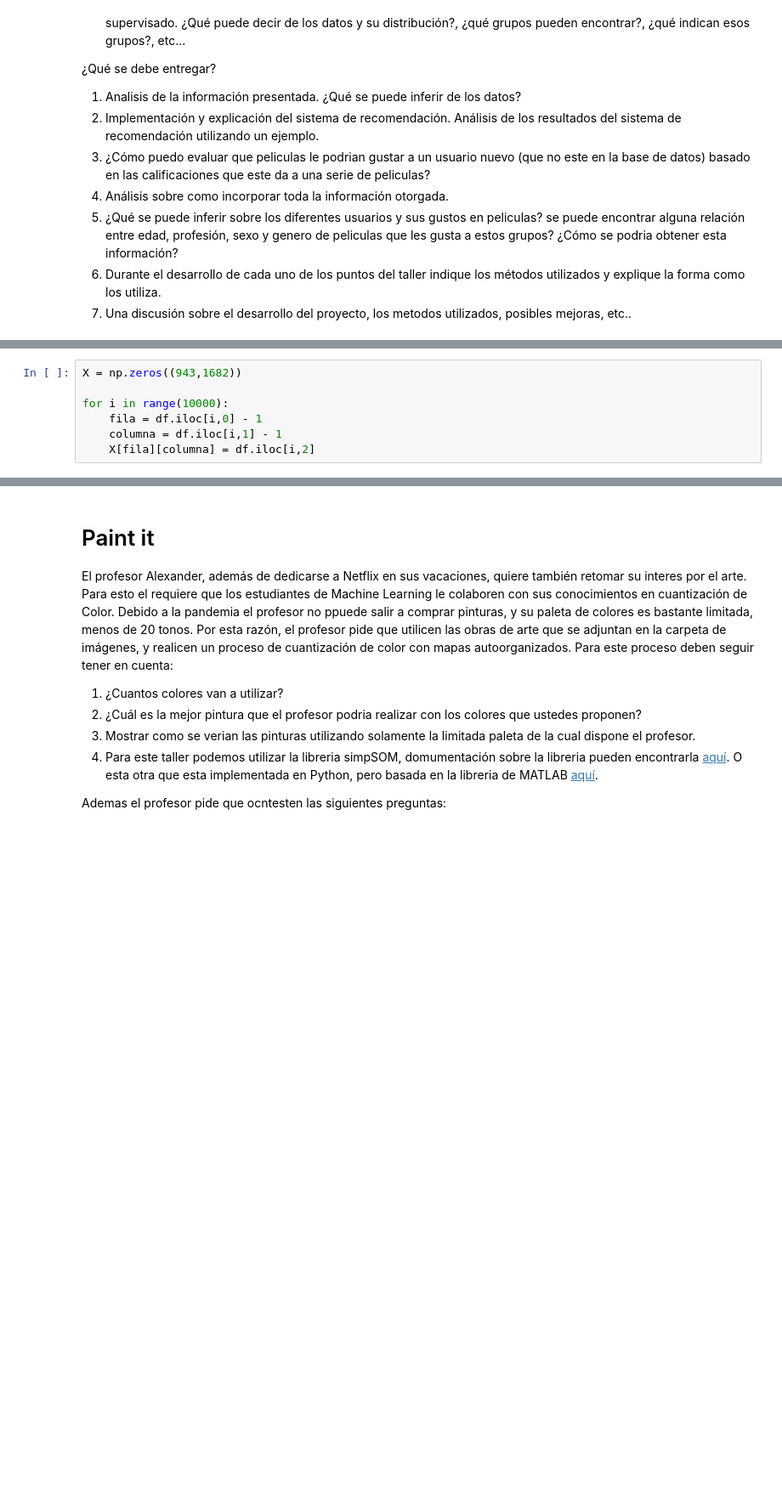
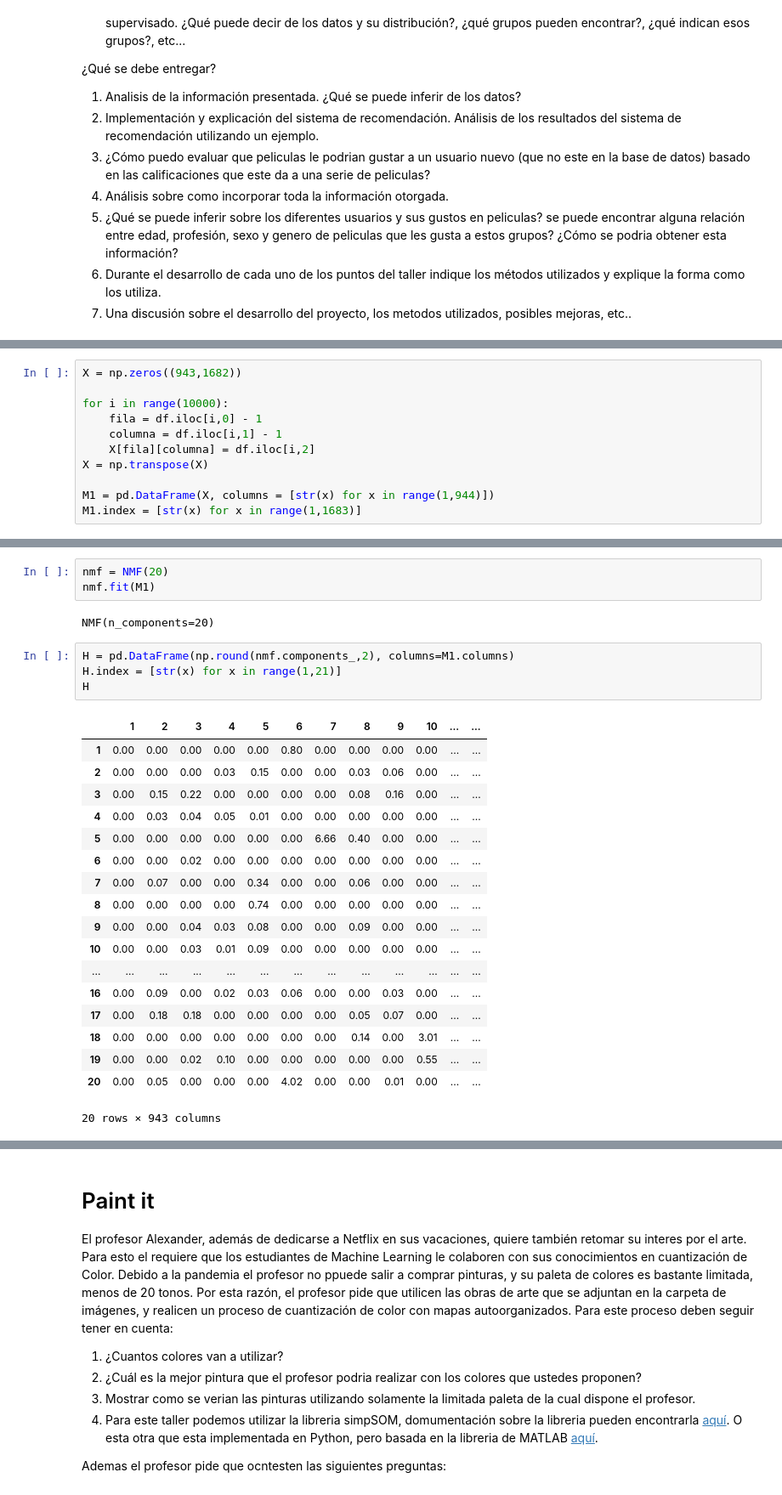
Before and after one commit to Santiago1325/Unsupervised-Learning, a Jupyter notebook: Proyecto 3 Unsupervised Learning.ipynb, the cells around one changed output, grey strips where cells are left out. Shown: that part at 85% size. Saved outputs shown, nothing was run; the diff lists cells and outputs as text; blank space fills up the shorter version.

```diff
--- a/Proyecto 3 Unsupervised Learning.ipynb
+++ b/Proyecto 3 Unsupervised Learning.ipynb
@@ -41,3 +42,7 @@ for i in range(10000):
     fila = df.iloc[i,0] - 1
     columna = df.iloc[i,1] - 1
     X[fila][columna] = df.iloc[i,2]
+X = np.transpose(X)
+
+M1 = pd.DataFrame(X, columns = [str(x) for x in range(1,944)])
+M1.index = [str(x) for x in range(1,1683)]
@@ -47,0 +65,28 @@ array([0., 0., 0., ..., 0., 0., 0.])
+# %%
+nmf = NMF(20)
+nmf.fit(M1)
+# %% [output]
+NMF(n_components=20)
+# %%
+H = pd.DataFrame(np.round(nmf.components_,2), columns=M1.columns)
+H.index = [str(x) for x in range(1,21)]
+H
+# %% [output]
+|  | 1 | 2 | 3 | 4 | 5 | 6 | 7 | 8 | 9 | 10 | ... | ... |
+| 1 | 0.00 | 0.00 | 0.00 | 0.00 | 0.00 | 0.80 | 0.00 | 0.00 | 0.00 | 0.00 | ... | ... |
+| 2 | 0.00 | 0.00 | 0.00 | 0.03 | 0.15 | 0.00 | 0.00 | 0.03 | 0.06 | 0.00 | ... | ... |
+| 3 | 0.00 | 0.15 | 0.22 | 0.00 | 0.00 | 0.00 | 0.00 | 0.08 | 0.16 | 0.00 | ... | ... |
+| 4 | 0.00 | 0.03 | 0.04 | 0.05 | 0.01 | 0.00 | 0.00 | 0.00 | 0.00 | 0.00 | ... | ... |
+| 5 | 0.00 | 0.00 | 0.00 | 0.00 | 0.00 | 0.00 | 6.66 | 0.40 | 0.00 | 0.00 | ... | ... |
+| 6 | 0.00 | 0.00 | 0.02 | 0.00 | 0.00 | 0.00 | 0.00 | 0.00 | 0.00 | 0.00 | ... | ... |
+| 7 | 0.00 | 0.07 | 0.00 | 0.00 | 0.34 | 0.00 | 0.00 | 0.06 | 0.00 | 0.00 | ... | ... |
+| 8 | 0.00 | 0.00 | 0.00 | 0.00 | 0.74 | 0.00 | 0.00 | 0.00 | 0.00 | 0.00 | ... | ... |
+| 9 | 0.00 | 0.00 | 0.04 | 0.03 | 0.08 | 0.00 | 0.00 | 0.09 | 0.00 | 0.00 | ... | ... |
+| 10 | 0.00 | 0.00 | 0.03 | 0.01 | 0.09 | 0.00 | 0.00 | 0.00 | 0.00 | 0.00 | ... | ... |
+| ... | ... | ... | ... | ... | ... | ... | ... | ... | ... | ... | ... | ... |
+| 16 | 0.00 | 0.09 | 0.00 | 0.02 | 0.03 | 0.06 | 0.00 | 0.00 | 0.03 | 0.00 | ... | ... |
+| 17 | 0.00 | 0.18 | 0.18 | 0.00 | 0.00 | 0.00 | 0.00 | 0.05 | 0.07 | 0.00 | ... | ... |
+| 18 | 0.00 | 0.00 | 0.00 | 0.00 | 0.00 | 0.00 | 0.00 | 0.14 | 0.00 | 3.01 | ... | ... |
+| 19 | 0.00 | 0.00 | 0.02 | 0.10 | 0.00 | 0.00 | 0.00 | 0.00 | 0.00 | 0.55 | ... | ... |
+| 20 | 0.00 | 0.05 | 0.00 | 0.00 | 0.00 | 4.02 | 0.00 | 0.00 | 0.01 | 0.00 | ... | ... |
+20 rows × 943 columns
```
Also changed, not shown: parts of 6 cells of this notebook.
